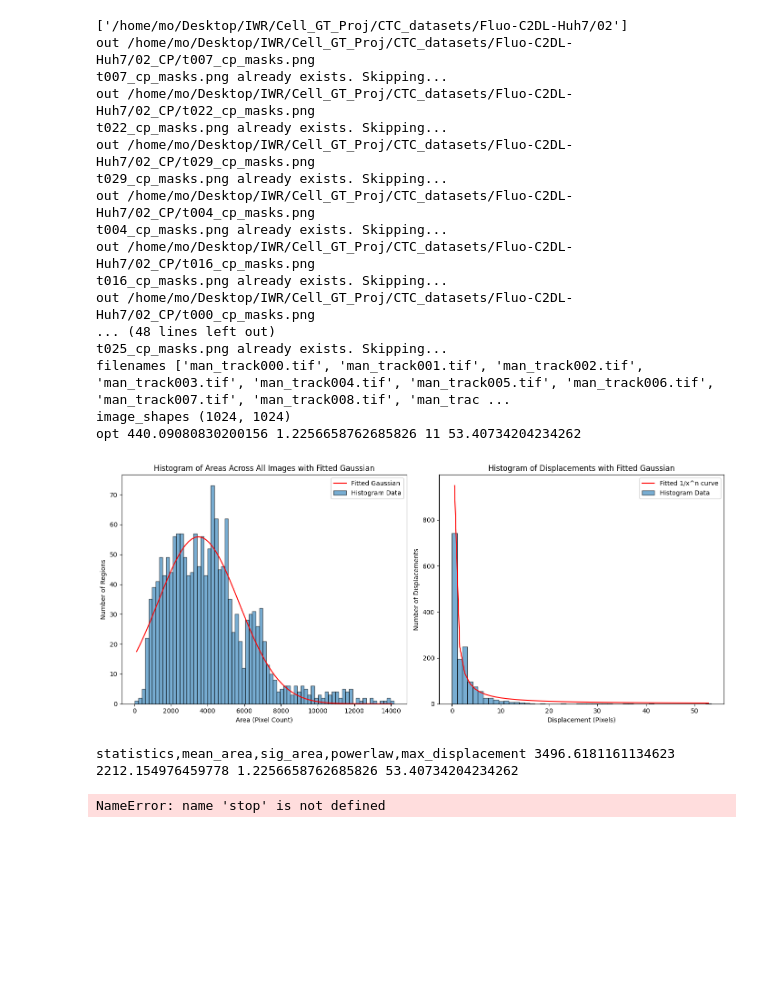
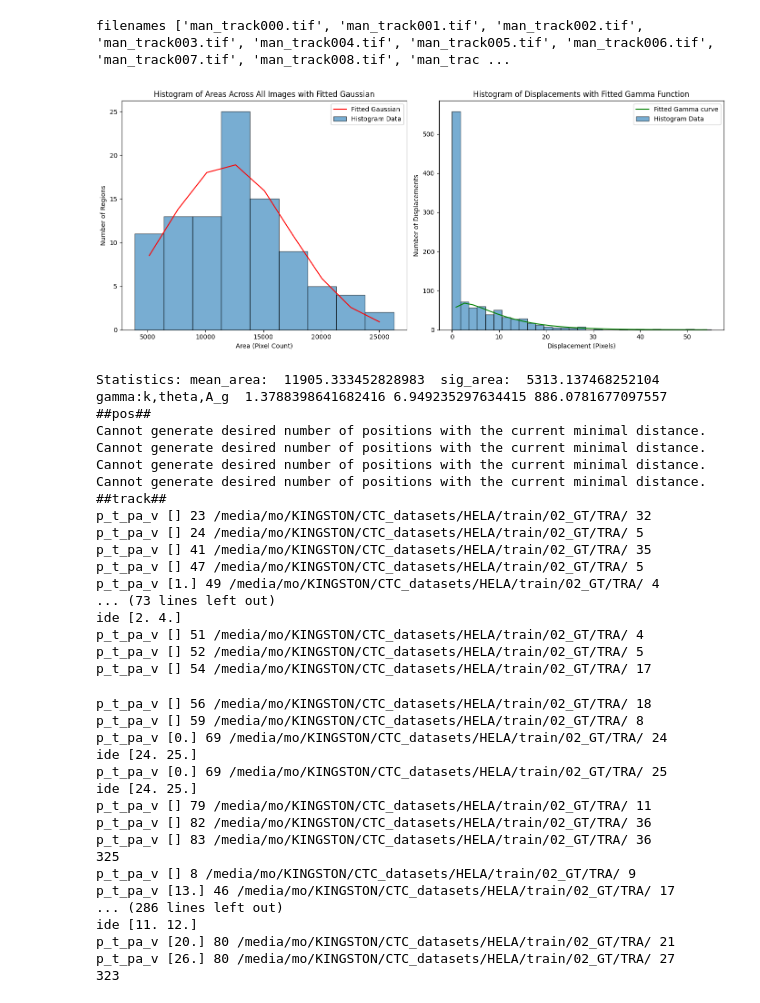
Before and after one commit to mosturm/IWR_CellTrack, a Jupyter notebook: CTC2CNetpipeline.ipynb, the cells around one changed output. Saved outputs shown, nothing was run; the diff lists cells and outputs as text; code cells hidden in the pictures; blank space fills up the shorter version.

```diff
--- a/CTC2CNetpipeline.ipynb
+++ b/CTC2CNetpipeline.ipynb
@@ -1081,32 +1383,49 @@ def generate_XY_pairs(path,mu,sig,shape,name, save_dir):
 # %%
-path='/home/mo/Desktop/IWR/Cell_GT_Proj/CTC_datasets/Fluo-C2DL-Huh7'
-name='HUH'
-save_path='/home/mo/Desktop/IWR/Cell_GT_Proj/CTC_datasets_new/'
-diameter=46
+print(stop)
+path='/media/mo/KINGSTON/CTC_datasets/HELA/train'
+name='HELA'
+save_path='/media/mo/KINGSTON/CTC_datasets_new/HELA/'
+mito_d=4
 
 
 
 save_dir=save_path+name+'_train'
 
-generate_CTC_datasets(path,name,save_dir,diameter)
+generate_CTC_datasets(path,name,save_dir,d=mito_d)
 # %% [output]
-['/home/mo/Desktop/IWR/Cell_GT_Proj/CTC_datasets/Fluo-C2DL-Huh7/02']
-out /home/mo/Desktop/IWR/Cell_GT_Proj/CTC_datasets/Fluo-C2DL-Huh7/02_CP/t007_cp_masks.png
-t007_cp_masks.png already exists. Skipping...
-out /home/mo/Desktop/IWR/Cell_GT_Proj/CTC_datasets/Fluo-C2DL-Huh7/02_CP/t022_cp_masks.png
-t022_cp_masks.png already exists. Skipping...
-out /home/mo/Desktop/IWR/Cell_GT_Proj/CTC_datasets/Fluo-C2DL-Huh7/02_CP/t029_cp_masks.png
-t029_cp_masks.png already exists. Skipping...
-out /home/mo/Desktop/IWR/Cell_GT_Proj/CTC_datasets/Fluo-C2DL-Huh7/02_CP/t004_cp_masks.png
-t004_cp_masks.png already exists. Skipping...
-out /home/mo/Desktop/IWR/Cell_GT_Proj/CTC_datasets/Fluo-C2DL-Huh7/02_CP/t016_cp_masks.png
-t016_cp_masks.png already exists. Skipping...
-out /home/mo/Desktop/IWR/Cell_GT_Proj/CTC_datasets/Fluo-C2DL-Huh7/02_CP/t000_cp_masks.png
-... (48 lines left out)
-t025_cp_masks.png already exists. Skipping...
 filenames ['man_track000.tif', 'man_track001.tif', 'man_track002.tif', 'man_track003.tif', 'man_track004.tif', 'man_track005.tif', 'man_track006.tif', 'man_track007.tif', 'man_track008.tif', 'man_trac ...
-image_shapes (1024, 1024)
-opt 440.09080830200156 1.2256658762685826 11 53.40734204234262
-[figure, old version]
+[figure, new version]
-statistics,mean_area,sig_area,powerlaw,max_displacement 3496.6181161134623 2212.154976459778 1.2256658762685826 53.40734204234262
+Statistics: mean_area:  11905.333452828983  sig_area:  5313.137468252104  gamma:k,theta,A_g  1.3788398641682416 6.949235297634415 886.0781677097557
+##pos##
+Cannot generate desired number of positions with the current minimal distance.
+Cannot generate desired number of positions with the current minimal distance.
+Cannot generate desired number of positions with the current minimal distance.
+Cannot generate desired number of positions with the current minimal distance.
+##track##
+p_t_pa_v [] 23 /media/mo/KINGSTON/CTC_datasets/HELA/train/02_GT/TRA/ 32
+p_t_pa_v [] 24 /media/mo/KINGSTON/CTC_datasets/HELA/train/02_GT/TRA/ 5
+p_t_pa_v [] 41 /media/mo/KINGSTON/CTC_datasets/HELA/train/02_GT/TRA/ 35
+p_t_pa_v [] 47 /media/mo/KINGSTON/CTC_datasets/HELA/train/02_GT/TRA/ 5
+p_t_pa_v [1.] 49 /media/mo/KINGSTON/CTC_datasets/HELA/train/02_GT/TRA/ 4
+... (73 lines left out)
+ide [2. 4.]
+p_t_pa_v [] 51 /media/mo/KINGSTON/CTC_datasets/HELA/train/02_GT/TRA/ 4
+p_t_pa_v [] 52 /media/mo/KINGSTON/CTC_datasets/HELA/train/02_GT/TRA/ 5
+p_t_pa_v [] 54 /media/mo/KINGSTON/CTC_datasets/HELA/train/02_GT/TRA/ 17
-NameError: name 'stop' is not defined
+p_t_pa_v [] 56 /media/mo/KINGSTON/CTC_datasets/HELA/train/02_GT/TRA/ 18
+p_t_pa_v [] 59 /media/mo/KINGSTON/CTC_datasets/HELA/train/02_GT/TRA/ 8
+p_t_pa_v [0.] 69 /media/mo/KINGSTON/CTC_datasets/HELA/train/02_GT/TRA/ 24
+ide [24. 25.]
+p_t_pa_v [0.] 69 /media/mo/KINGSTON/CTC_datasets/HELA/train/02_GT/TRA/ 25
+ide [24. 25.]
+p_t_pa_v [] 79 /media/mo/KINGSTON/CTC_datasets/HELA/train/02_GT/TRA/ 11
+p_t_pa_v [] 82 /media/mo/KINGSTON/CTC_datasets/HELA/train/02_GT/TRA/ 36
+p_t_pa_v [] 83 /media/mo/KINGSTON/CTC_datasets/HELA/train/02_GT/TRA/ 36
+325
+p_t_pa_v [] 8 /media/mo/KINGSTON/CTC_datasets/HELA/train/02_GT/TRA/ 9
+p_t_pa_v [13.] 46 /media/mo/KINGSTON/CTC_datasets/HELA/train/02_GT/TRA/ 17
+... (286 lines left out)
+ide [11. 12.]
+p_t_pa_v [20.] 80 /media/mo/KINGSTON/CTC_datasets/HELA/train/02_GT/TRA/ 21
+p_t_pa_v [26.] 80 /media/mo/KINGSTON/CTC_datasets/HELA/train/02_GT/TRA/ 27
+323
```
Also changed, not shown: parts of 3 cells of this notebook, 2 other files.
